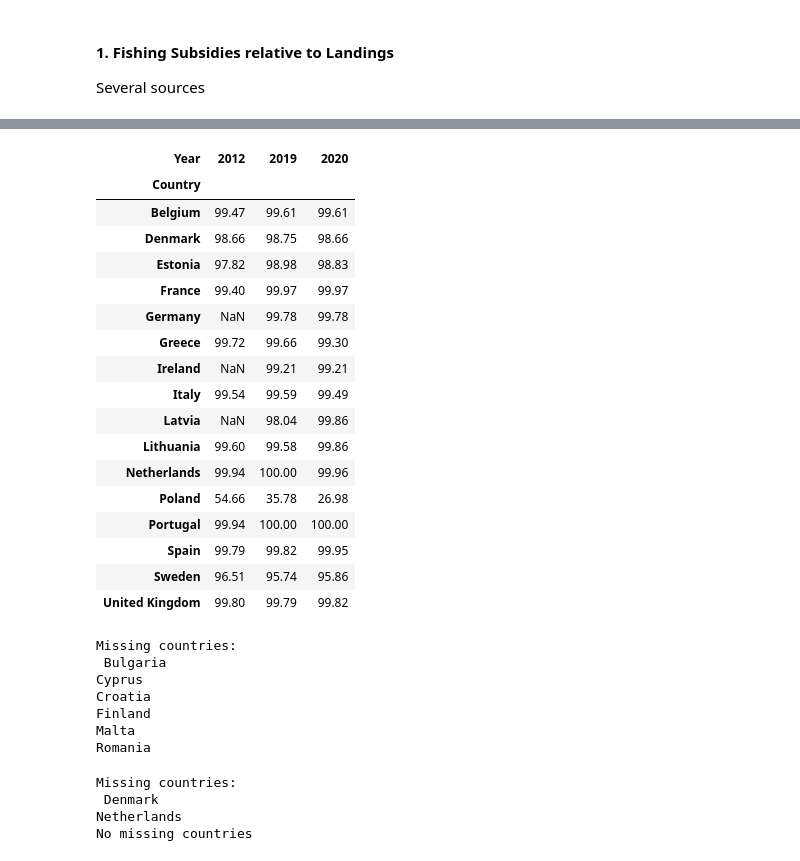
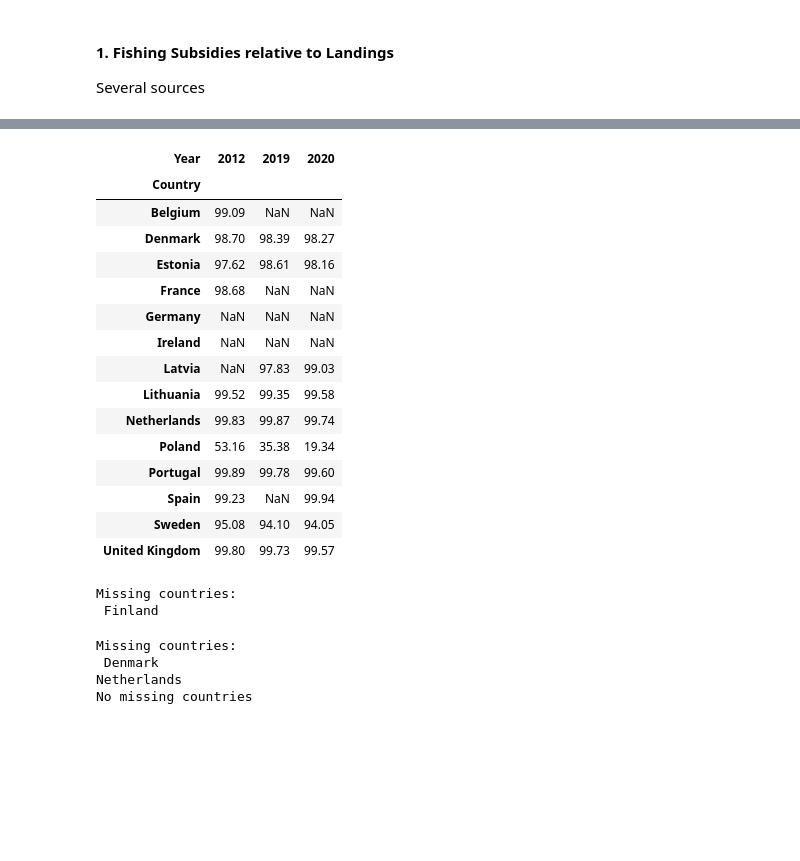
Before and after one commit to isaldiviagonzatti/sdg14, a Jupyter notebook: code/exploreSDG14.ipynb, the cells around one changed output, grey strips where cells are left out. Drawn from its saved outputs; the diff is of its cells as text; code cells hidden in the pictures; blank space fills up the shorter version.

```diff
--- a/code/exploreSDG14.ipynb
+++ b/code/exploreSDG14.ipynb
@@ -957,51 +1084,43 @@ landing.set_index(["Country", "Year"], inplace=True)
 # %%
 # merge subsidies-landings and calculate score
 fseLanding = pd.merge(
-    fse, landing, how="left", left_on=["Country", "Year"], right_on=["Country", "Year"]
+    fseRisk, landing, how="left", left_on=["Country", "Year"], right_on=["Country", "Year"]
 )
 fseLanding["fseLanding"] = fseLanding.Value / fseLanding.Landing
 fseLanding = fseLanding.pivot_table(
     columns="Year", index="Country", values="fseLanding", aggfunc="mean"
 )
 mr = fseLanding.columns[-1]  # most recent year
-# fseLanding = fseLanding[~fseLanding.index.str.contains("Poland")] Poland is an outlier
+# Poland is an outlier
+# fseLanding = fseLanding[~fseLanding.index.str.contains("Poland")]
 # maxMin transformation as (max-x)/(max-min) * 100 --> converts to 0-100 scale with 0=worst, 100=best
 fseScore = (
     (fseLanding.loc[:, 2012:mr].max().max() - fseLanding.loc[:, 2012:mr])
     / (fseLanding.loc[:, 2012:mr].max().max() - fseLanding.loc[:, 2012:mr].min().min())
     * 100
 ).round(2)
-fseScore = fseScore.ffill(axis=1)  # fill empty values with last available year
+# fseScore = fseScore.ffill(axis=1)  # fill empty values with last available year
 fseScore[[2012, 2019, mr]]
-
-
 missingCountries(fseScore)
 # %% [output]
 | Year | 2012 | 2019 | 2020 |
 | Country |  |  |  |
-| Belgium | 99.47 | 99.61 | 99.61 |
-| Denmark | 98.66 | 98.75 | 98.66 |
-| Estonia | 97.82 | 98.98 | 98.83 |
-| France | 99.40 | 99.97 | 99.97 |
-| Germany | NaN | 99.78 | 99.78 |
-| Greece | 99.72 | 99.66 | 99.30 |
-| Ireland | NaN | 99.21 | 99.21 |
-| Italy | 99.54 | 99.59 | 99.49 |
-| Latvia | NaN | 98.04 | 99.86 |
-| Lithuania | 99.60 | 99.58 | 99.86 |
-| Netherlands | 99.94 | 100.00 | 99.96 |
-| Poland | 54.66 | 35.78 | 26.98 |
-| Portugal | 99.94 | 100.00 | 100.00 |
-| Spain | 99.79 | 99.82 | 99.95 |
-| Sweden | 96.51 | 95.74 | 95.86 |
-| United Kingdom | 99.80 | 99.79 | 99.82 |
+| Belgium | 99.09 | NaN | NaN |
+| Denmark | 98.70 | 98.39 | 98.27 |
+| Estonia | 97.62 | 98.61 | 98.16 |
+| France | 98.68 | NaN | NaN |
+| Germany | NaN | NaN | NaN |
+| Ireland | NaN | NaN | NaN |
+| Latvia | NaN | 97.83 | 99.03 |
+| Lithuania | 99.52 | 99.35 | 99.58 |
+| Netherlands | 99.83 | 99.87 | 99.74 |
+| Poland | 53.16 | 35.38 | 19.34 |
+| Portugal | 99.89 | 99.78 | 99.60 |
+| Spain | 99.23 | NaN | 99.94 |
+| Sweden | 95.08 | 94.10 | 94.05 |
+| United Kingdom | 99.80 | 99.73 | 99.57 |
 Missing countries:
- Bulgaria
-Cyprus
-Croatia
-Finland
-Malta
-Romania
+ Finland
 # %%
 # Alternative dataset. Difference is large
 # https://www.sciencedirect.com/science/article/abs/pii/S0308597X16000026#bib4
```
Also changed, not shown: parts of 11 cells of this notebook, 1 other file.
